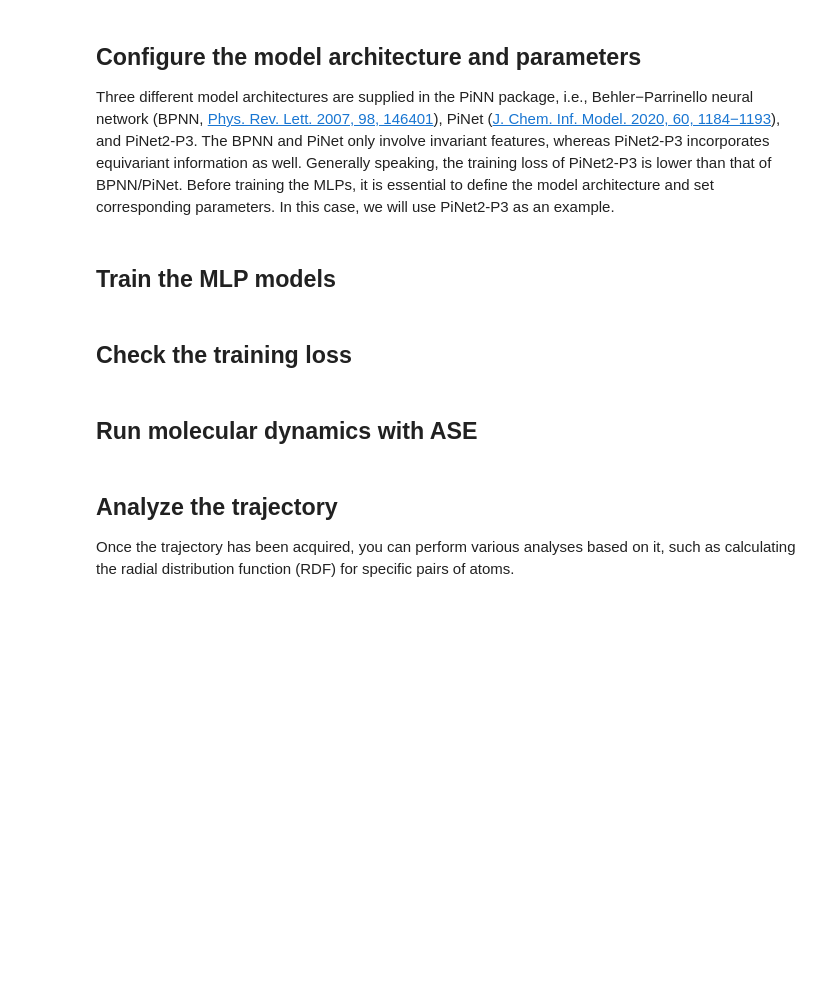
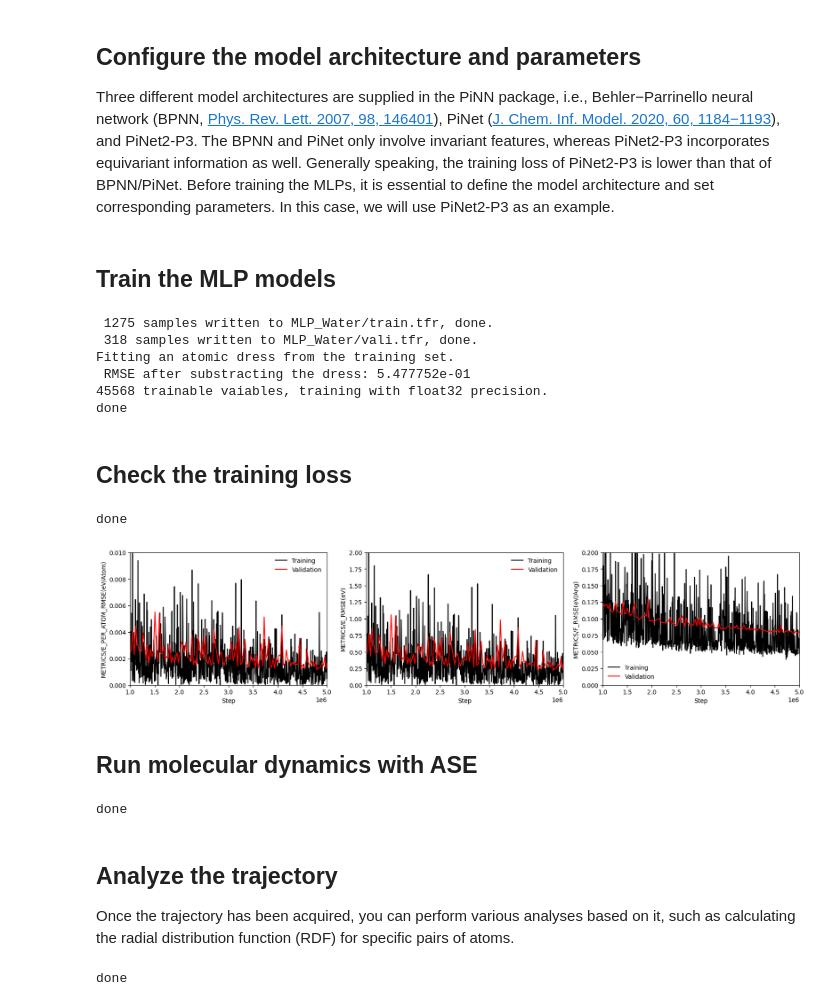
Before and after one commit to Teoroo-CMC/PiNN, a Jupyter notebook: docs/notebooks/Build_MLP_Water.ipynb, the cells around one changed output. Cells and saved outputs as stored; diff of their text form; code cells hidden in the pictures; blank space fills up the shorter version.

```diff
--- a/docs/notebooks/Build_MLP_Water.ipynb
+++ b/docs/notebooks/Build_MLP_Water.ipynb
@@ -12,11 +13,18 @@ It serves as a basic test and demonstration of the workflow with PiNN.
 
 The H2O(l)-revPBE0-D3 dataset was published by Cheng et al ([Proc. Nat. Acad. Sci. 2019, 116, 1110-1115](https://doi.org/10.1073/pnas.1815117116)). It comprises 1593 liquid water configurations involving 64 molecules with the energies and forces computed by DFT at the revPBE0-D3 level and presents an excellent example to test MLPs in the interpolation regime.
 # %%
-# step1: download the dataset from https://github.com/BingqingCheng/ab-initio-thermodynamics-of-water/blob/master/training-set/input.data
+# step 1: download the dataset
+import requests
+with requests.get("https://raw.githubusercontent.com/BingqingCheng/ab-initio-thermodynamics-of-water/master/training-set/input.data", stream=True) as r:
+    r.raise_for_status()
+    with open("input.data", 'wb') as f:
+        for chunk in r.iter_content(chunk_size=8192):
+            f.write(chunk)
 
-# step2: create the project directory
+# step 2: create project directory
 !mkdir MLP_Water
 
+# step 3: move the dataset file to project directory
 !mv input.data MLP_Water
 # %% [markdown]
 ## Configure the model architecture and parameters
@@ -87,12 +88,12 @@ from tensorflow.python.lib.io.file_io import FileIO
 from tempfile import mkdtemp, mkstemp
 
 random_seed = 1 # random seed for data splitting
-num_train_steps = 5000000 # total number of training steps
-eval_per_num_steps = 5000 # evaluate the models every eval_per_num_steps steps
+num_train_steps = 1000 # total number of training steps; typical training step is ~5M steps
+eval_per_num_steps = 500 # evaluate the models every eval_per_num_steps steps
 batch_size = 1 # batch size
 nmax_ckpts = 1 # max number of checkpoint file
-nckpt_every = 5000 # save the checkpoint file every nckpt_every steps
-nlog_every = 5000 # write the log file every nlog_every steps
+nckpt_every = 50 # save the checkpoint file every nckpt_every steps
+nlog_every = 50 # write the log file every nlog_every steps
 num_shuffle_buffer = 1000
 bool_shuffle = True
 bool_preprocess = True # turn on/off the preprocess of dataset
@@ -107,7 +108,7 @@ index_warning = 'Converting sparse IndexedSlices'
 warnings.filterwarnings('ignore', index_warning)
 tf.get_logger().setLevel('ERROR')
 
-project_dir = "${Parent_Path_to_Project}MLP_Water/"
+project_dir = "MLP_Water/"
 
 # split training and test sets
 runner_dataset_file = project_dir + "input.data"
@@ -170,6 +171,14 @@ else:
 train_spec = tf.estimator.TrainSpec(input_fn=train_fn, max_steps=num_train_steps, hooks=hooks)
 eval_spec  = tf.estimator.EvalSpec(input_fn=eval_fn, steps=eval_per_num_steps)
 tf.estimator.train_and_evaluate(model, train_spec, eval_spec)
+print('done')
+# %% [output]
+ 1275 samples written to MLP_Water/train.tfr, done.
+ 318 samples written to MLP_Water/vali.tfr, done.
+Fitting an atomic dress from the training set.
+ RMSE after substracting the dress: 5.477752e-01
+45568 trainable vaiables, training with float32 precision.
+done
 # %% [markdown]
 ## Check the training loss
 # %%
@@ -204,31 +213,42 @@ train_loss = log(log_dir_train,'RMSE', '%14.6e ')
 
 log_dir_eval = molde_dir + "/eval"
 eval_loss = log(log_dir_eval,'RMSE', '%14.6e ')
+print("done")
+# %% [output]
+done
 # %%
 %matplotlib inline
 import matplotlib
 import matplotlib.pyplot as plt
 
 num_metrics = len(train_loss[2])
 
-fig, axs = plt.subplots(1, num_metrics, figsize=(15, 4))
+fig, axs = plt.subplots(1, num_metrics, figsize=(20, 4))
+
+metrics_unit={"METRICS/E_PER_ATOM_RMSE":"eV/Atom",
+          "METRICS/E_RMSE":"eV",
+          "METRICS/F_RMSE":"eV/Ang"}
+
+metrics_y_max = {"METRICS/E_PER_ATOM_RMSE":0.01,
+          "METRICS/E_RMSE":2.0,
+          "METRICS/F_RMSE":0.2}
 
 for index in range(0, num_metrics):
-
     axs[index].set_xlabel(r'Step')
-    axs[index].set_ylabel(train_loss[2][index])
+    y_label = "%s(%s)"%(train_loss[2][index], metrics_unit[train_loss[2][index]])
+    axs[index].set_ylabel(y_label)
     axs[index].set_xlim(1E6, 5E6)
 
-    max_value = np.max(eval_loss[1][index])
-    min_value = np.min(eval_loss[1][index])
-    axs[index].set_ylim(min_value, max_value)
+    axs[index].set_ylim(0.0, metrics_y_max[train_loss[2][index]])
 
     axs[index].plot(train_loss[0], train_loss[1][index], color='black', label="Training")
     axs[index].plot(eval_loss[0], eval_loss[1][index], color='red', label="Validation")
     axs[index].legend(edgecolor='none', loc='best')
 
 plt.subplots_adjust(hspace=500)
 
 plt.show()
+# %% [output]
+[figure, added]
 # %% [markdown]
 ## Run molecular dynamics with ASE
@@ -245,7 +268,7 @@ from ase.md.nvtberendsen import NVTBerendsen
 setup = {
         'ensemble': 'nvt',  # ensemble
         'T': 330.0,  # temperature
-        't': 200000,  # time in fs
+        't': 1000,  # time in fs
         'dt': 0.5,  # timestep in fs
         'taut': 10,  # thermostat damping in steps
         'taup': 1000,  # barastat dampling in steps
@@ -293,6 +316,10 @@ dyn.attach(
 
 # run simulations
 dyn.run(int(t/dt))
+
+print("done")
+# %% [output]
+done
 # %% [markdown]
 ## Analyze the trajectory
 
@@ -337,6 +364,9 @@ for data in traj:
     hist += h / bin_vol / rho
 
 rdf = hist/count
+print("done")
+# %% [output]
+done
 # %%
 fig, axs = plt.subplots(1, 1, figsize=(4, 4))
 
```
Also changed, not shown: parts of 12 cells of this notebook, 1 other file.
